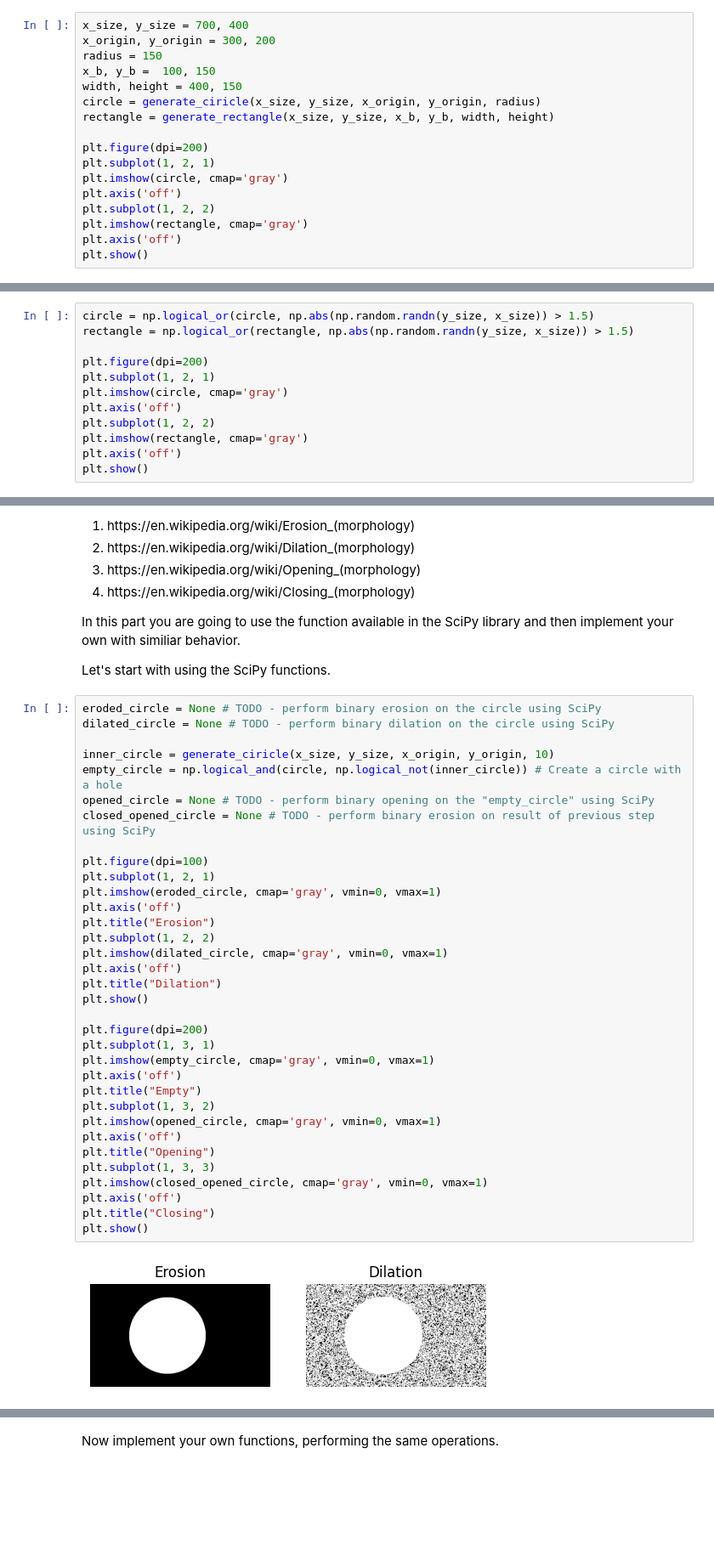
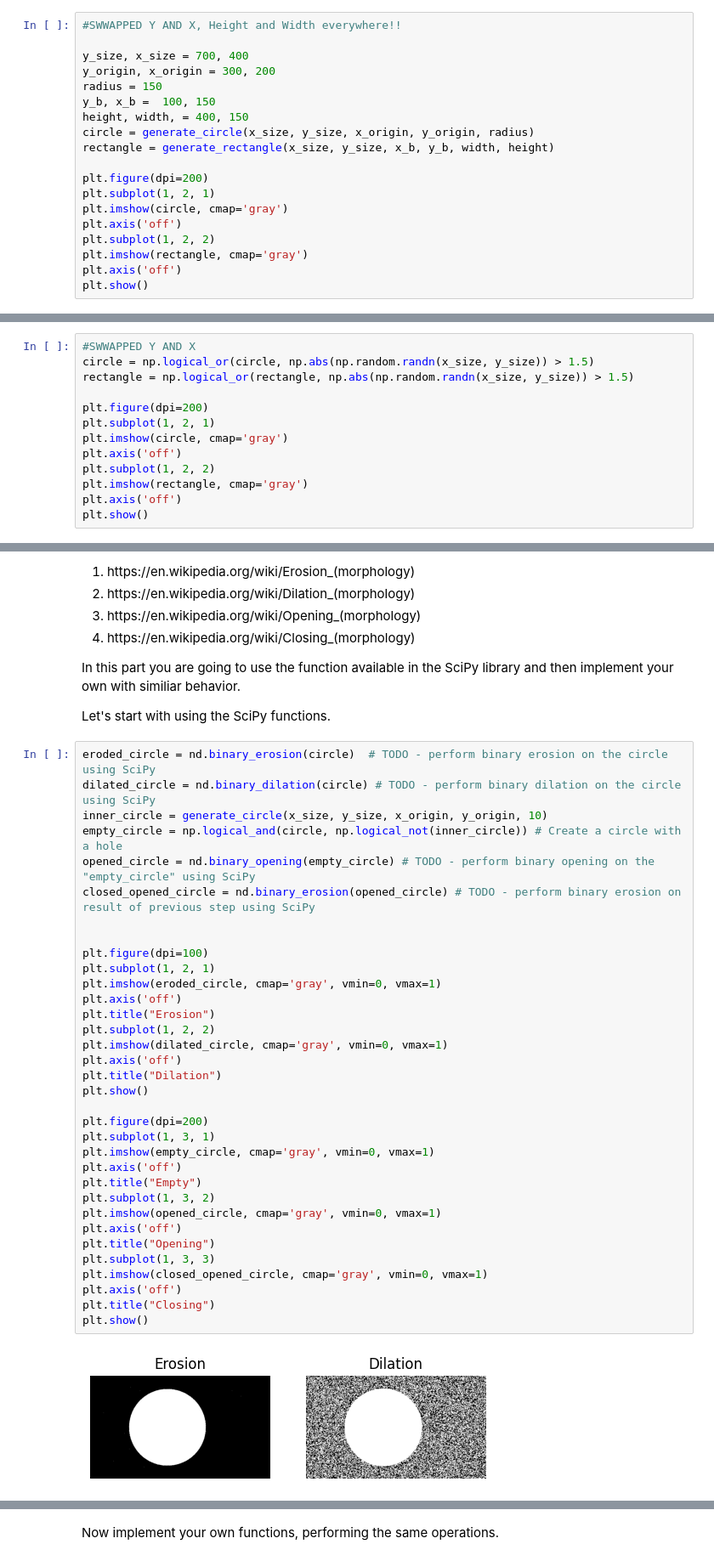
Before and after one commit to ASingh-AGH/AI_Collab, a Jupyter notebook: DLMIA Lab1.ipynb, the cells around one changed output, grey strips where cells are left out. Shown at 85% size. Cells and saved outputs as stored; diff of their text form; blank space fills up the shorter version.

```diff
--- a/DLMIA Lab1.ipynb
+++ b/DLMIA Lab1.ipynb
@@ -183,12 +240,14 @@ def generate_rectangle(x_size, y_size, x_b, y_b, width, height):
 # %% [markdown]
 Let's try to use these functions to generate exemplary circle and rectangle.
 # %%
-x_size, y_size = 700, 400
-x_origin, y_origin = 300, 200
+#SWWAPPED Y AND X, Height and Width everywhere!!
+
+y_size, x_size = 700, 400
+y_origin, x_origin = 300, 200
 radius = 150
-x_b, y_b =  100, 150
-width, height = 400, 150
-circle = generate_ciricle(x_size, y_size, x_origin, y_origin, radius)
+y_b, x_b =  100, 150
+height, width, = 400, 150
+circle = generate_circle(x_size, y_size, x_origin, y_origin, radius)
 rectangle = generate_rectangle(x_size, y_size, x_b, y_b, width, height)
 
 plt.figure(dpi=200)
@@ -204,8 +263,9 @@ plt.show()
 # %% [markdown]
 Both the circle are sucessfully generated. Let's add a bit of binary noise now - it will be useful in the next part of the notebook.
 # %%
-circle = np.logical_or(circle, np.abs(np.random.randn(y_size, x_size)) > 1.5)
-rectangle = np.logical_or(rectangle, np.abs(np.random.randn(y_size, x_size)) > 1.5)
+#SWWAPPED Y AND X
+circle = np.logical_or(circle, np.abs(np.random.randn(x_size, y_size)) > 1.5)
+rectangle = np.logical_or(rectangle, np.abs(np.random.randn(x_size, y_size)) > 1.5)
 
 plt.figure(dpi=200)
 plt.subplot(1, 2, 1)
@@ -242,41 +302,41 @@ In this part you are going to use the function available in the SciPy library an
 
 Let's start with using the SciPy functions.
 # %%
-eroded_circle = None # TODO - perform binary erosion on the circle using SciPy
-dilated_circle = None # TODO - perform binary dilation on the circle using SciPy
+eroded_circle = nd.binary_erosion(circle)  # TODO - perform binary erosion on the circle using SciPy
+dilated_circle = nd.binary_dilation(circle) # TODO - perform binary dilation on the circle using SciPy
+inner_circle = generate_circle(x_size, y_size, x_origin, y_origin, 10)
+empty_circle = np.logical_and(circle, np.logical_not(inner_circle)) # Create a circle with a hole
+opened_circle = nd.binary_opening(empty_circle) # TODO - perform binary opening on the "empty_circle" using SciPy
+closed_opened_circle = nd.binary_erosion(opened_circle) # TODO - perform binary erosion on result of previous step using SciPy
 
-inner_circle = generate_ciricle(x_size, y_size, x_origin, y_origin, 10)
-empty_circle = np.logical_and(circle, np.logical_not(inner_circle)) # Create a circle with a hole
-opened_circle = None # TODO - perform binary opening on the "empty_circle" using SciPy
-closed_opened_circle = None # TODO - perform binary erosion on result of previous step using SciPy
 
 plt.figure(dpi=100)
 plt.subplot(1, 2, 1)
 plt.imshow(eroded_circle, cmap='gray', vmin=0, vmax=1)
 plt.axis('off')
 plt.title("Erosion")
 plt.subplot(1, 2, 2)
 plt.imshow(dilated_circle, cmap='gray', vmin=0, vmax=1)
 plt.axis('off')
 plt.title("Dilation")
 plt.show()
 
 plt.figure(dpi=200)
 plt.subplot(1, 3, 1)
 plt.imshow(empty_circle, cmap='gray', vmin=0, vmax=1)
 plt.axis('off')
 plt.title("Empty")
 plt.subplot(1, 3, 2)
 plt.imshow(opened_circle, cmap='gray', vmin=0, vmax=1)
 plt.axis('off')
 plt.title("Opening")
 plt.subplot(1, 3, 3)
 plt.imshow(closed_opened_circle, cmap='gray', vmin=0, vmax=1)
 plt.axis('off')
 plt.title("Closing")
 plt.show()
 # %% [output]
-[figure, old version]
+[figure, new version]
 [figure]
 # %% [markdown]
 Now implement your own functions, performing the same operations.
```
Also changed, not shown: parts of 16 cells of this notebook.
